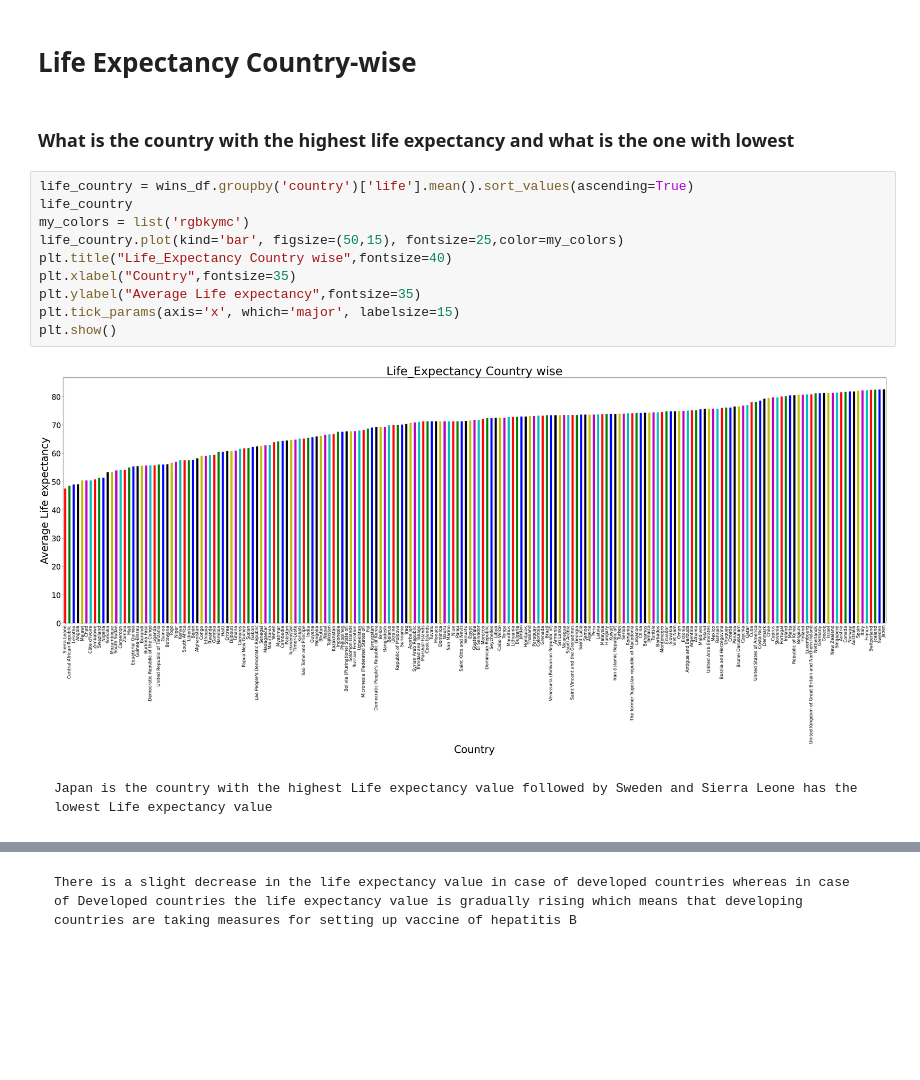
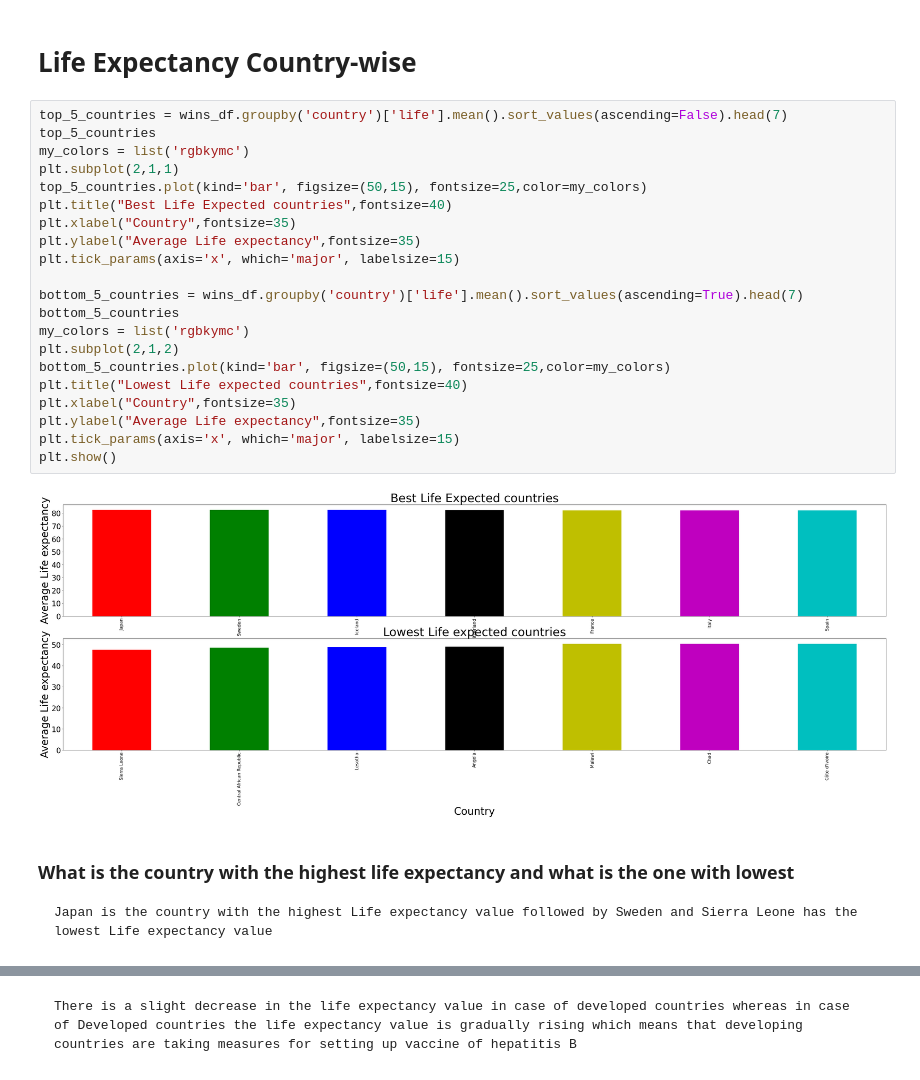
Before and after one commit to AshuAhlawat/Life-Expectancy-EDA, a Jupyter notebook: eda_life_expect.ipynb, the cells around one changed output, grey strips where cells are left out. Saved outputs shown, nothing was run; the diff lists cells and outputs as text; blank space fills up the shorter version.

Commit message:
Update eda_life_expect.ipynb
minor changes with plots

```diff
--- a/eda_life_expect.ipynb
+++ b/eda_life_expect.ipynb
@@ -452,21 +452,32 @@ Some general takeaways from the graphic above:
 13. Income Composition of Resources and Schooling are very highly correlated
 # %% [markdown]
 # Life Expectancy Country-wise
-# %% [markdown]
-### What is the country with the highest life expectancy and what is the one with lowest
 # %%
-life_country = wins_df.groupby('country')['life'].mean().sort_values(ascending=True)
-life_country
+top_5_countries = wins_df.groupby('country')['life'].mean().sort_values(ascending=False).head(7)
+top_5_countries
 my_colors = list('rgbkymc')
-life_country.plot(kind='bar', figsize=(50,15), fontsize=25,color=my_colors)
-plt.title("Life_Expectancy Country wise",fontsize=40)
+plt.subplot(2,1,1)
+top_5_countries.plot(kind='bar', figsize=(50,15), fontsize=25,color=my_colors)
+plt.title("Best Life Expected countries",fontsize=40)
+plt.xlabel("Country",fontsize=35)
+plt.ylabel("Average Life expectancy",fontsize=35)
+plt.tick_params(axis='x', which='major', labelsize=15)
+
+bottom_5_countries = wins_df.groupby('country')['life'].mean().sort_values(ascending=True).head(7)
+bottom_5_countries
+my_colors = list('rgbkymc')
+plt.subplot(2,1,2)
+bottom_5_countries.plot(kind='bar', figsize=(50,15), fontsize=25,color=my_colors)
+plt.title("Lowest Life expected countries",fontsize=40)
 plt.xlabel("Country",fontsize=35)
 plt.ylabel("Average Life expectancy",fontsize=35)
 plt.tick_params(axis='x', which='major', labelsize=15)
 plt.show()
 # %% [output]
-[figure, old version]
+[figure, new version]
 # %% [markdown]
+### What is the country with the highest life expectancy and what is the one with lowest
+
     Japan is the country with the highest Life expectancy value followed by Sweden and Sierra Leone has the lowest Life expectancy value
 # %%
 plt.figure(figsize=(10, 5))
```
Also changed, not shown: parts of 13 cells of this notebook.
